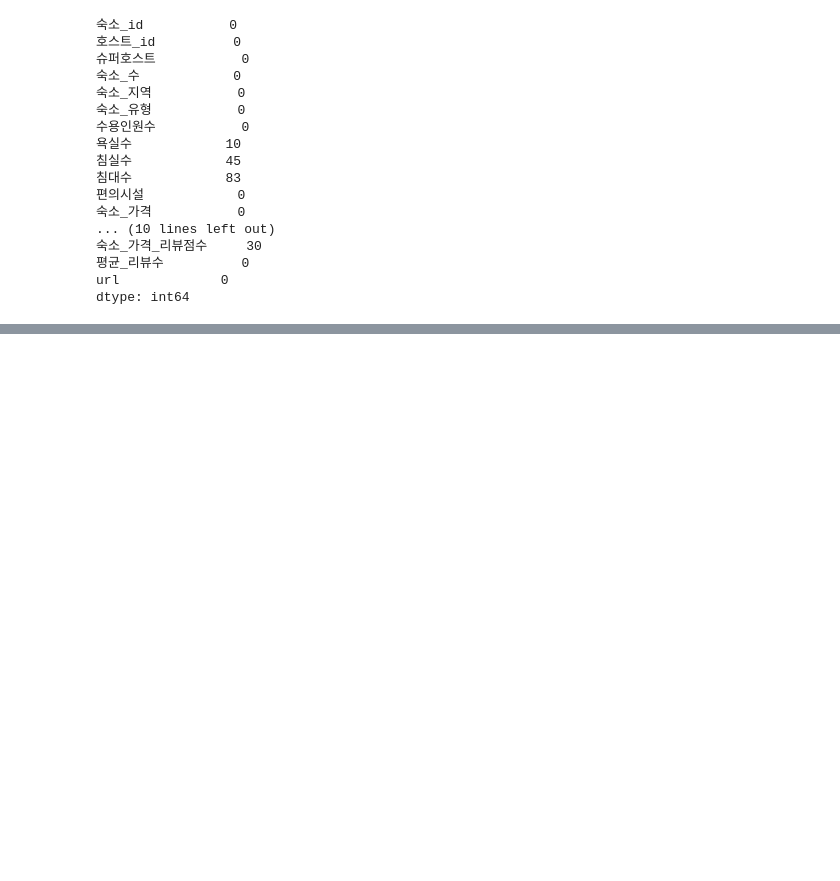
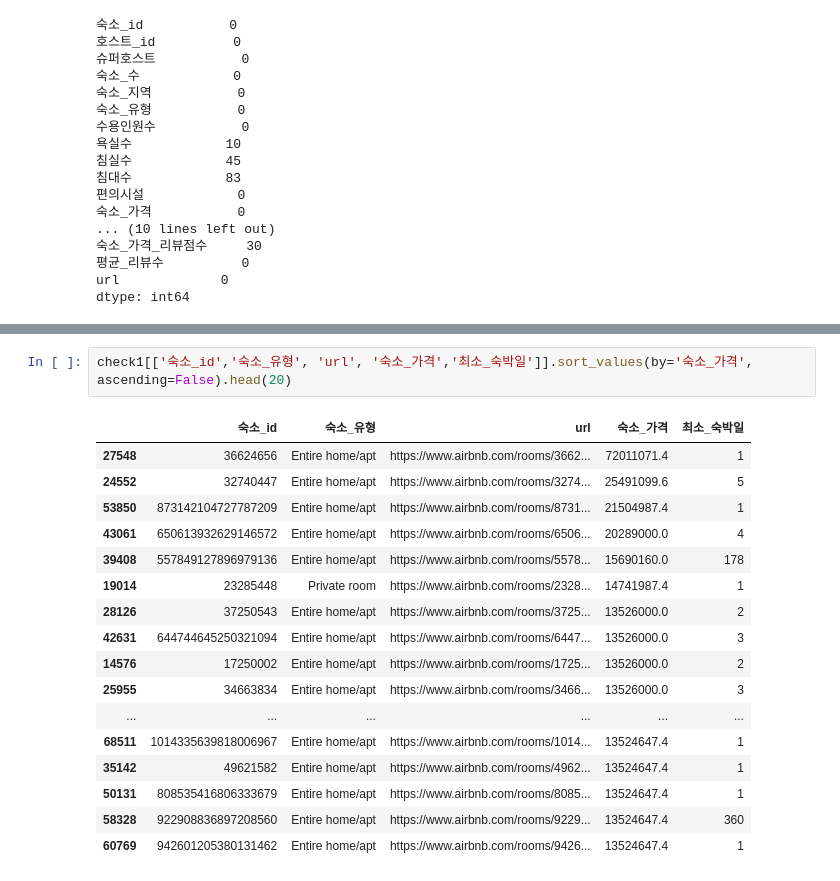
Before and after one commit to minseokpark6/WeeklyProject_Group3, a Jupyter notebook: Code/InwooChoi/파리_가격_전처리.ipynb, the cells around one changed output, grey strips where cells are left out. Drawn from its saved outputs; the diff is of its cells as text; blank space fills up the shorter version.

```diff
--- a/Code/InwooChoi/파리_가격_전처리.ipynb
+++ b/Code/InwooChoi/파리_가격_전처리.ipynb
@@ -413,0 +469,20 @@ dtype: int64
+# %%
+check1[['숙소_id','숙소_유형', 'url', '숙소_가격','최소_숙박일']].sort_values(by='숙소_가격', ascending=False).head(20)
+# %% [output]
+|  | 숙소_id | 숙소_유형 | url | 숙소_가격 | 최소_숙박일 |
+| 27548 | 36624656 | Entire home/apt | https://www.airbnb.com/rooms/3662... | 72011071.4 | 1 |
+| 24552 | 32740447 | Entire home/apt | https://www.airbnb.com/rooms/3274... | 25491099.6 | 5 |
+| 53850 | 873142104727787209 | Entire home/apt | https://www.airbnb.com/rooms/8731... | 21504987.4 | 1 |
+| 43061 | 650613932629146572 | Entire home/apt | https://www.airbnb.com/rooms/6506... | 20289000.0 | 4 |
+| 39408 | 557849127896979136 | Entire home/apt | https://www.airbnb.com/rooms/5578... | 15690160.0 | 178 |
+| 19014 | 23285448 | Private room | https://www.airbnb.com/rooms/2328... | 14741987.4 | 1 |
+| 28126 | 37250543 | Entire home/apt | https://www.airbnb.com/rooms/3725... | 13526000.0 | 2 |
+| 42631 | 644744645250321094 | Entire home/apt | https://www.airbnb.com/rooms/6447... | 13526000.0 | 3 |
+| 14576 | 17250002 | Entire home/apt | https://www.airbnb.com/rooms/1725... | 13526000.0 | 2 |
+| 25955 | 34663834 | Entire home/apt | https://www.airbnb.com/rooms/3466... | 13526000.0 | 3 |
+| ... | ... | ... | ... | ... | ... |
+| 68511 | 1014335639818006967 | Entire home/apt | https://www.airbnb.com/rooms/1014... | 13524647.4 | 1 |
+| 35142 | 49621582 | Entire home/apt | https://www.airbnb.com/rooms/4962... | 13524647.4 | 1 |
+| 50131 | 808535416806333679 | Entire home/apt | https://www.airbnb.com/rooms/8085... | 13524647.4 | 1 |
+| 58328 | 922908836897208560 | Entire home/apt | https://www.airbnb.com/rooms/9229... | 13524647.4 | 360 |
+| 60769 | 942601205380131462 | Entire home/apt | https://www.airbnb.com/rooms/9426... | 13524647.4 | 1 |
```
Also changed, not shown: parts of 18 cells of this notebook, 1 other file.
